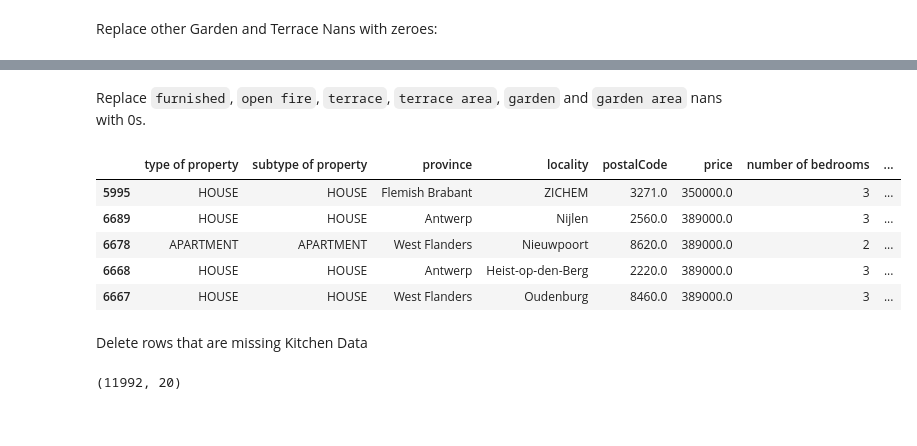
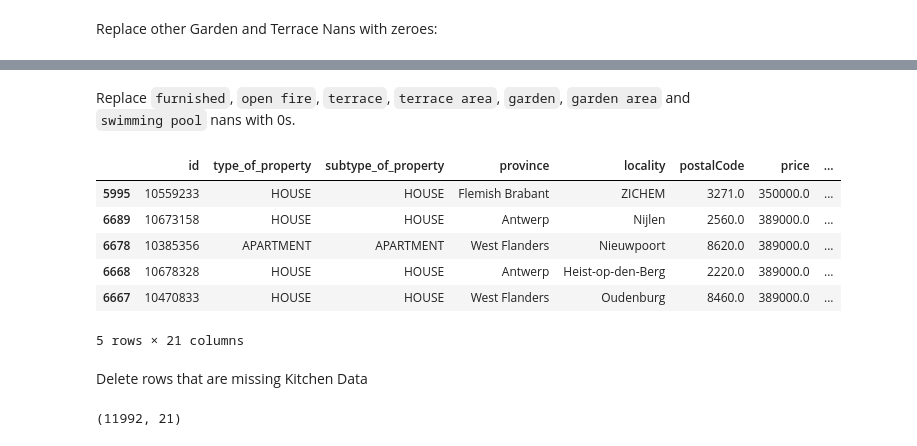
Before and after one commit to ghollingdale/PropertyAnalysisBE, a Jupyter notebook: model-building/1_Data_modeling_cleaning.ipynb, the cells around one changed output, grey strips where cells are left out. Saved outputs shown, nothing was run; the diff lists cells and outputs as text; code cells hidden in the pictures.

```diff
--- a/model-building/1_Data_modeling_cleaning.ipynb
+++ b/model-building/1_Data_modeling_cleaning.ipynb
@@ -24,7 +27,7 @@ I have already confirmed that there are no duplicates, so the first thing to dea
 # %% [markdown]
 Columns `id` and `type of sale`  need dropping since these contain useless data. The `state of the building` column will be converted to binary with fully renovated properties processed as 1s, and properties that need any sort of renovation processed as 0s.
 # %%
-columns = ['id','type of sale']
+columns = ['id','type_of-sale']
 properties = cleanup.drop_column(properties, columns)
 # %% [markdown]
 Now clean the renovation data:
@@ -36,12 +39,12 @@ def replace_col_value(df, column, value, new_value):
             df.at[index, column] = new_value
     return df
 # %%
-properties = cleanup.replace_col_value(properties, 'state of the building', 'needs renovating', 0)
-properties = cleanup.replace_col_value(properties, 'state of the building', '0', 0)
+properties = cleanup.replace_col_value(properties, 'state_of_the_building', 'needs renovating', 0)
+properties = cleanup.replace_col_value(properties, 'state_of_the_building', '0', 0)
 
 renovated = ['just_renovated', 'as_new', 'good']
 for i in renovated:
-    properties = cleanup.replace_col_value(properties, 'state of the building', i, 1)
+    properties = cleanup.replace_col_value(properties, 'state_of_the_building', i, 1)
 
 cleanup.unique_df_values(properties)
 # %% [output]
@@ -63,5 +67,6 @@ properties.head()
 # %% [markdown]
 Replace NaNs in terrace/garden with 1s if terrace area exists:
 # %%
-properties = cleanup.check_for_adjascent_data(properties, 'terrace area', 'terrace', 1)
-properties = cleanup.check_for_adjascent_data(properties, 'garden area', 'garden', 1)
+properties = cleanup.check_for_adjascent_data(properties, 'terrace_area', 'terrace', 1)
+properties = cleanup.check_for_adjascent_data(properties, 'garden_area', 'garden', 1)
+0
@@ -69,6 +76,6 @@ properties = cleanup.check_for_adjascent_data(properties, 'garden area', 'garden
 Replace other Garden and Terrace Nans with zeroes:
 # %%
 properties.head()
-properties = cleanup.sort_by_column(properties, 'living area')
+properties = cleanup.sort_by_column(properties, 'living_area')
 properties.head()
 # %% [output]
@@ -81,25 +89,26 @@ properties.head()
 # %% [markdown]
-Replace `furnished`, `open fire`, `terrace`, `terrace area`, `garden` and `garden area` nans with 0s.
+Replace `furnished`, `open fire`, `terrace`, `terrace area`, `garden`, `garden area` and `swimming pool` nans with 0s.
 # %%
-columns = ['furnished', 'open fire', 'terrace', 'terrace area', 'garden', 'garden area']
+columns = ['furnished', 'open_fire', 'terrace', 'terrace_area', 'garden', 'garden_area', 'swimming_pool']
 
 for i in columns:
     properties = cleanup.replace_nan(properties, i)
 properties.head()
 # %% [output]
-|  | type of property | subtype of property | province | locality | postalCode | price | number of bedrooms | ... |
-| 5995 | HOUSE | HOUSE | Flemish Brabant | ZICHEM | 3271.0 | 350000.0 | 3 | ... |
-| 6689 | HOUSE | HOUSE | Antwerp | Nijlen | 2560.0 | 389000.0 | 3 | ... |
-| 6678 | APARTMENT | APARTMENT | West Flanders | Nieuwpoort | 8620.0 | 389000.0 | 2 | ... |
-| 6668 | HOUSE | HOUSE | Antwerp | Heist-op-den-Berg | 2220.0 | 389000.0 | 3 | ... |
-| 6667 | HOUSE | HOUSE | West Flanders | Oudenburg | 8460.0 | 389000.0 | 3 | ... |
+|  | id | type_of_property | subtype_of_property | province | locality | postalCode | price | ... |
+| 5995 | 10559233 | HOUSE | HOUSE | Flemish Brabant | ZICHEM | 3271.0 | 350000.0 | ... |
+| 6689 | 10673158 | HOUSE | HOUSE | Antwerp | Nijlen | 2560.0 | 389000.0 | ... |
+| 6678 | 10385356 | APARTMENT | APARTMENT | West Flanders | Nieuwpoort | 8620.0 | 389000.0 | ... |
+| 6668 | 10678328 | HOUSE | HOUSE | Antwerp | Heist-op-den-Berg | 2220.0 | 389000.0 | ... |
+| 6667 | 10470833 | HOUSE | HOUSE | West Flanders | Oudenburg | 8460.0 | 389000.0 | ... |
+5 rows × 21 columns
 # %% [markdown]
 Delete rows that are missing Kitchen Data
 # %%
 display(properties.shape)
-properties = properties.dropna(subset=['fully equipped kitchen', 'total land area', 'total property area', 'number of facades'])
+properties = properties.dropna(subset=['fully_equipped_kitchen', 'total_land_area', 'total_property_area', 'number_of_facades'])
 # %% [output]
-(11992, 20)
+(11992, 21)
 # %%
 nan_counts = properties.isnull().sum()
 print(nan_counts)
```
Also changed, not shown: parts of 8 cells of this notebook, 12 other files.
